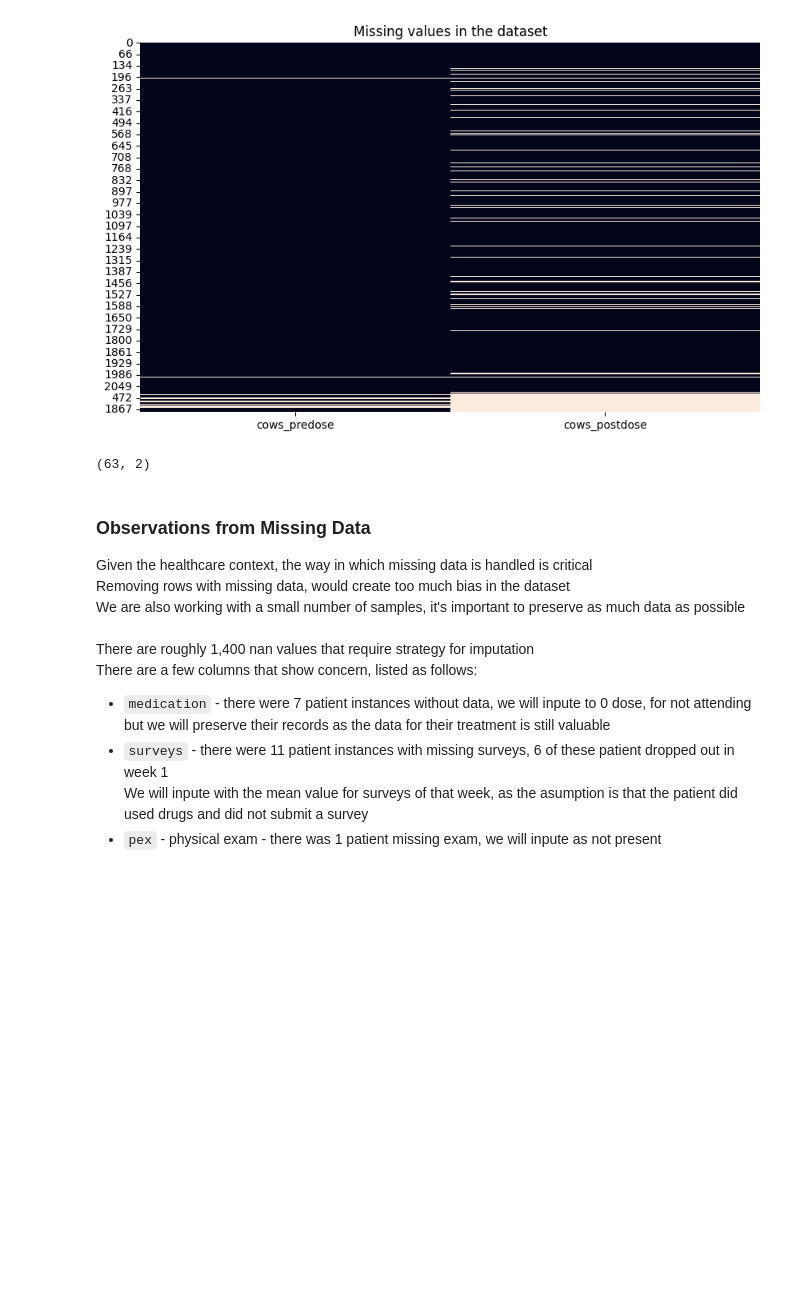
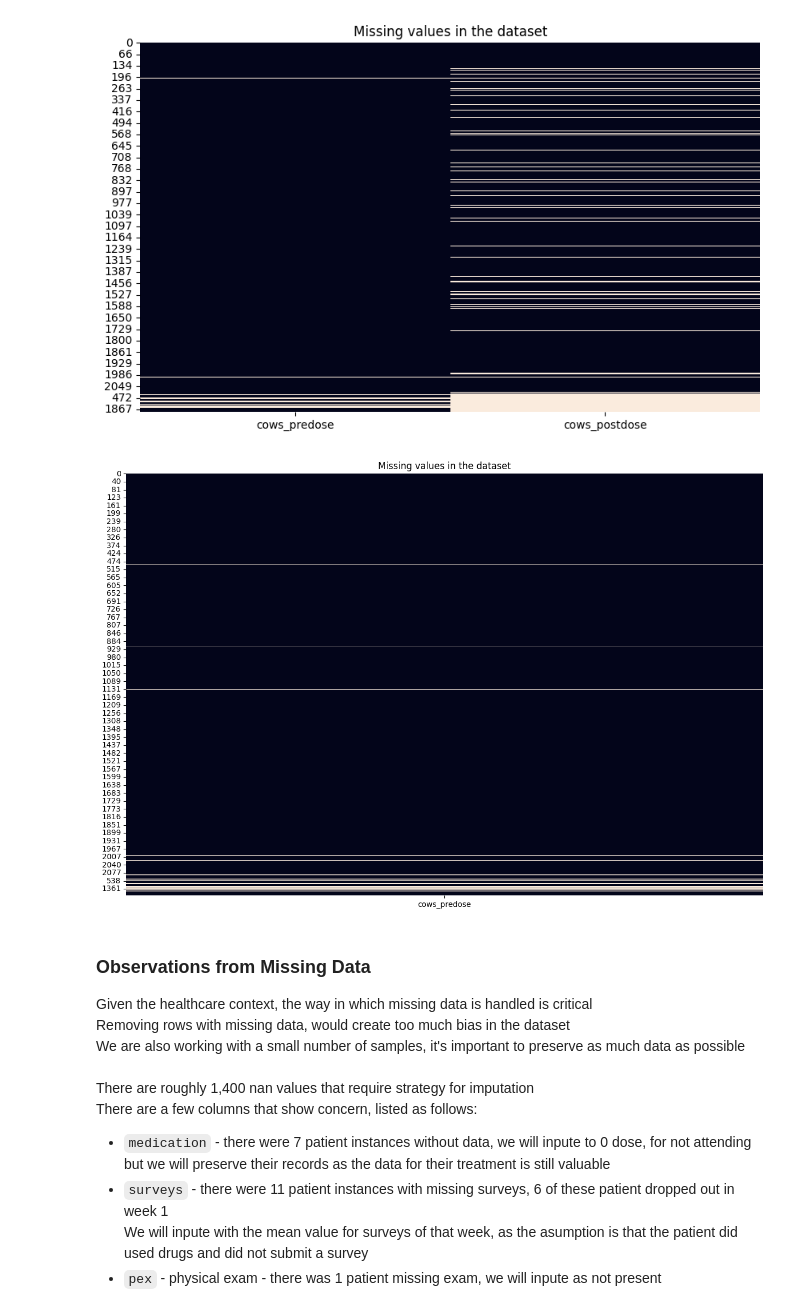
Before and after one commit to DanHerman212/precision_medicine, a Jupyter notebook: code/1_data_cleaning.ipynb, the cells around one changed output. Saved outputs shown, nothing was run; the diff lists cells and outputs as text; code cells hidden in the pictures; blank space fills up the shorter version.

```diff
--- a/code/1_data_cleaning.ipynb
+++ b/code/1_data_cleaning.ipynb
@@ -844,10 +854,14 @@ plt.title('Missing values in the dataset')
 plt.show()
 # %% [output]
 [figure]
-# %%
-new_df.loc[new_df.cows_postdose.isnull()][['cows_postdose','weeks_attended']].loc[new_df.weeks_attended == 1].shape
-# %% [output]
-(63, 2)
+# %%
+# create heatmap
+fig, ax = plt.subplots(figsize=(15, 10))
+sns.heatmap(new_df[['cows_predose']].isnull(), cbar=False, ax=ax)
+plt.title('Missing values in the dataset')
+plt.show()
+# %% [output]
+[figure, added]
 # %% [markdown]
 ### Observations from Missing Data
 Given the healthcare context, the way in which missing data is handled is critical<br>
```
Also changed, not shown: parts of 21 cells of this notebook, 16 other files.
